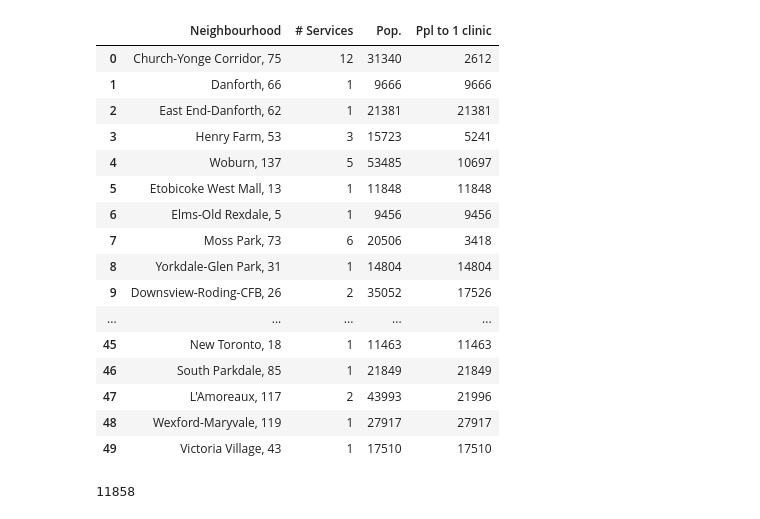
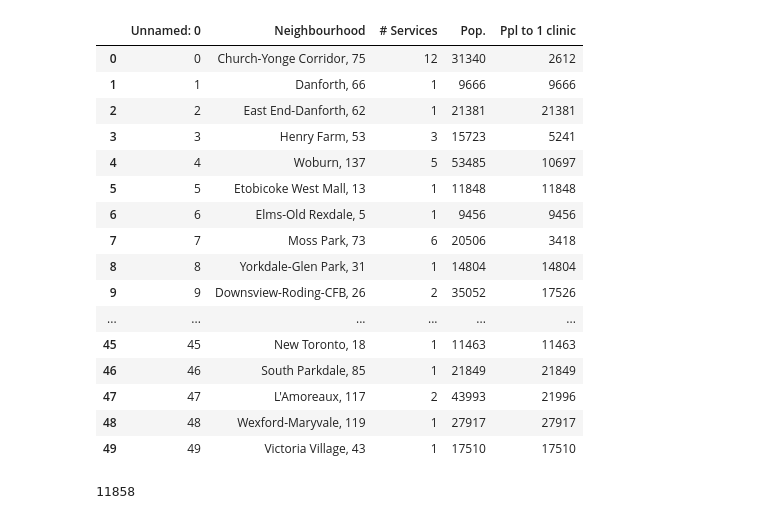
Before and after one commit to yusrahassan737/SAP-Co-Op-2021, a Jupyter notebook: Final Project/Obtaining Average Ratio from 1+Service-Neighbourhoods.ipynb, the cells around one changed output. Cells and saved outputs as stored; diff of their text form; code cells hidden in the pictures.

Commit message:
updated notebook to save dataframe

```diff
--- a/Final Project/Obtaining Average Ratio from 1+Service-Neighbourhoods.ipynb
+++ b/Final Project/Obtaining Average Ratio from 1+Service-Neighbourhoods.ipynb
@@ -20,35 +20,37 @@ df3 = pd.DataFrame({"Neighbourhood" : names, "# Services" : numServices})
 # %%
  # Getting population for each neighbourhood
 populations = []
 ratios = []
 for i in df3["Neighbourhood"]:
     populations.append(int(df2[i[:i.find(",")]][2].replace(",", "")))
 
 # Getting ratio for each neighbourhood
 for i in range(len(names)):
      ratios.append(round(populations[i] / numServices[i]))
 
-# Using everything to create a new data frame
+# Using everything to create a new data frame and saving
 df4 = pd.DataFrame({"Neighbourhood" : names, "# Services" : numServices, "Pop." : populations, "Ppl to 1 clinic" : ratios})
-df4
+
+df4.to_csv('nonZeroTorontoRatios.csv')
+pd.read_csv("nonZeroTorontoRatios.csv")
 # %% [output]
-|  | Neighbourhood | # Services | Pop. | Ppl to 1 clinic |
-| 0 | Church-Yonge Corridor, 75 | 12 | 31340 | 2612 |
-| 1 | Danforth, 66 | 1 | 9666 | 9666 |
-| 2 | East End-Danforth, 62 | 1 | 21381 | 21381 |
-| 3 | Henry Farm, 53 | 3 | 15723 | 5241 |
-| 4 | Woburn, 137 | 5 | 53485 | 10697 |
-| 5 | Etobicoke West Mall, 13 | 1 | 11848 | 11848 |
-| 6 | Elms-Old Rexdale, 5 | 1 | 9456 | 9456 |
-| 7 | Moss Park, 73 | 6 | 20506 | 3418 |
-| 8 | Yorkdale-Glen Park, 31 | 1 | 14804 | 14804 |
-| 9 | Downsview-Roding-CFB, 26 | 2 | 35052 | 17526 |
-| ... | ... | ... | ... | ... |
-| 45 | New Toronto, 18 | 1 | 11463 | 11463 |
-| 46 | South Parkdale, 85 | 1 | 21849 | 21849 |
-| 47 | L'Amoreaux, 117 | 2 | 43993 | 21996 |
-| 48 | Wexford-Maryvale, 119 | 1 | 27917 | 27917 |
-| 49 | Victoria Village, 43 | 1 | 17510 | 17510 |
+|  | Unnamed: 0 | Neighbourhood | # Services | Pop. | Ppl to 1 clinic |
+| 0 | 0 | Church-Yonge Corridor, 75 | 12 | 31340 | 2612 |
+| 1 | 1 | Danforth, 66 | 1 | 9666 | 9666 |
+| 2 | 2 | East End-Danforth, 62 | 1 | 21381 | 21381 |
+| 3 | 3 | Henry Farm, 53 | 3 | 15723 | 5241 |
+| 4 | 4 | Woburn, 137 | 5 | 53485 | 10697 |
+| 5 | 5 | Etobicoke West Mall, 13 | 1 | 11848 | 11848 |
+| 6 | 6 | Elms-Old Rexdale, 5 | 1 | 9456 | 9456 |
+| 7 | 7 | Moss Park, 73 | 6 | 20506 | 3418 |
+| 8 | 8 | Yorkdale-Glen Park, 31 | 1 | 14804 | 14804 |
+| 9 | 9 | Downsview-Roding-CFB, 26 | 2 | 35052 | 17526 |
+| ... | ... | ... | ... | ... | ... |
+| 45 | 45 | New Toronto, 18 | 1 | 11463 | 11463 |
+| 46 | 46 | South Parkdale, 85 | 1 | 21849 | 21849 |
+| 47 | 47 | L'Amoreaux, 117 | 2 | 43993 | 21996 |
+| 48 | 48 | Wexford-Maryvale, 119 | 1 | 27917 | 27917 |
+| 49 | 49 | Victoria Village, 43 | 1 | 17510 | 17510 |
 # %%
 # Getting average ratios
 # way 1 -total population / total services -I WILL USE THIS ONE
```
Also changed, not shown: 1 other file.
